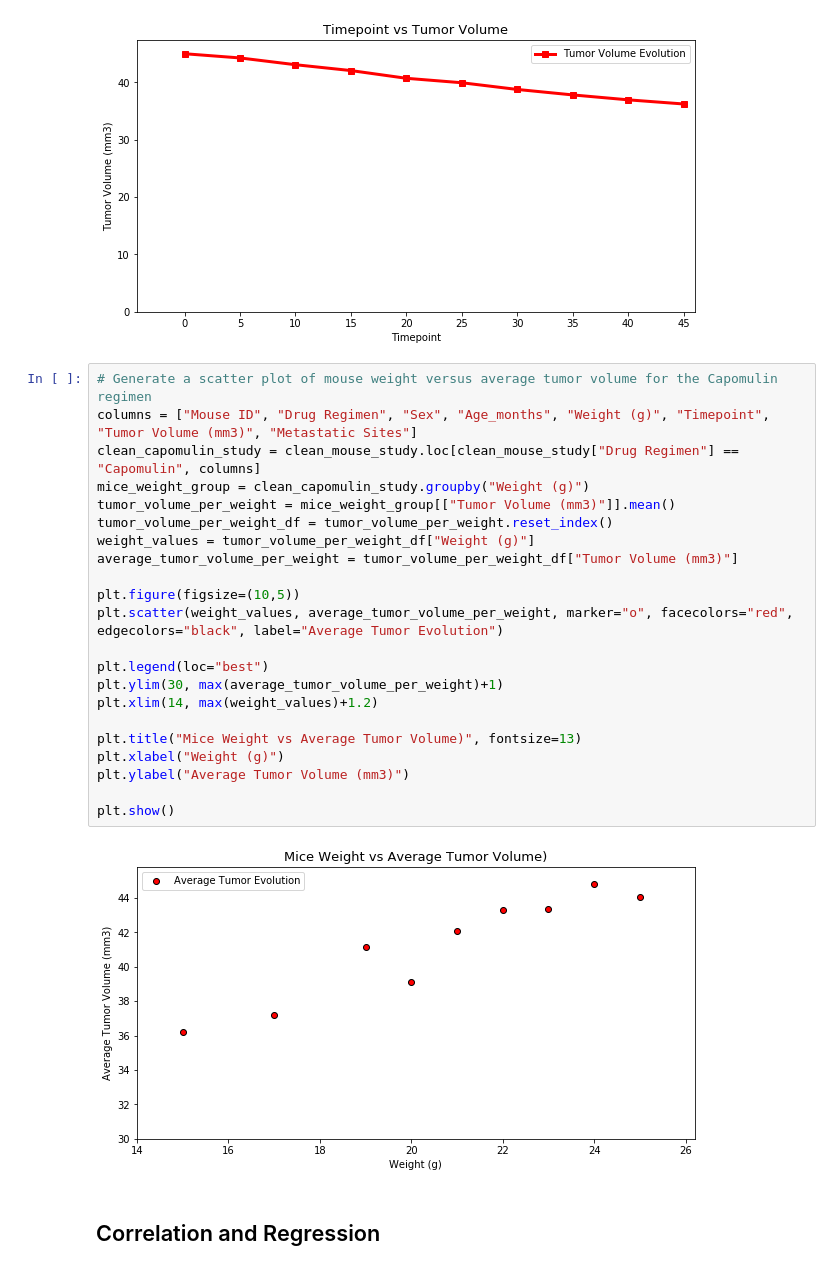
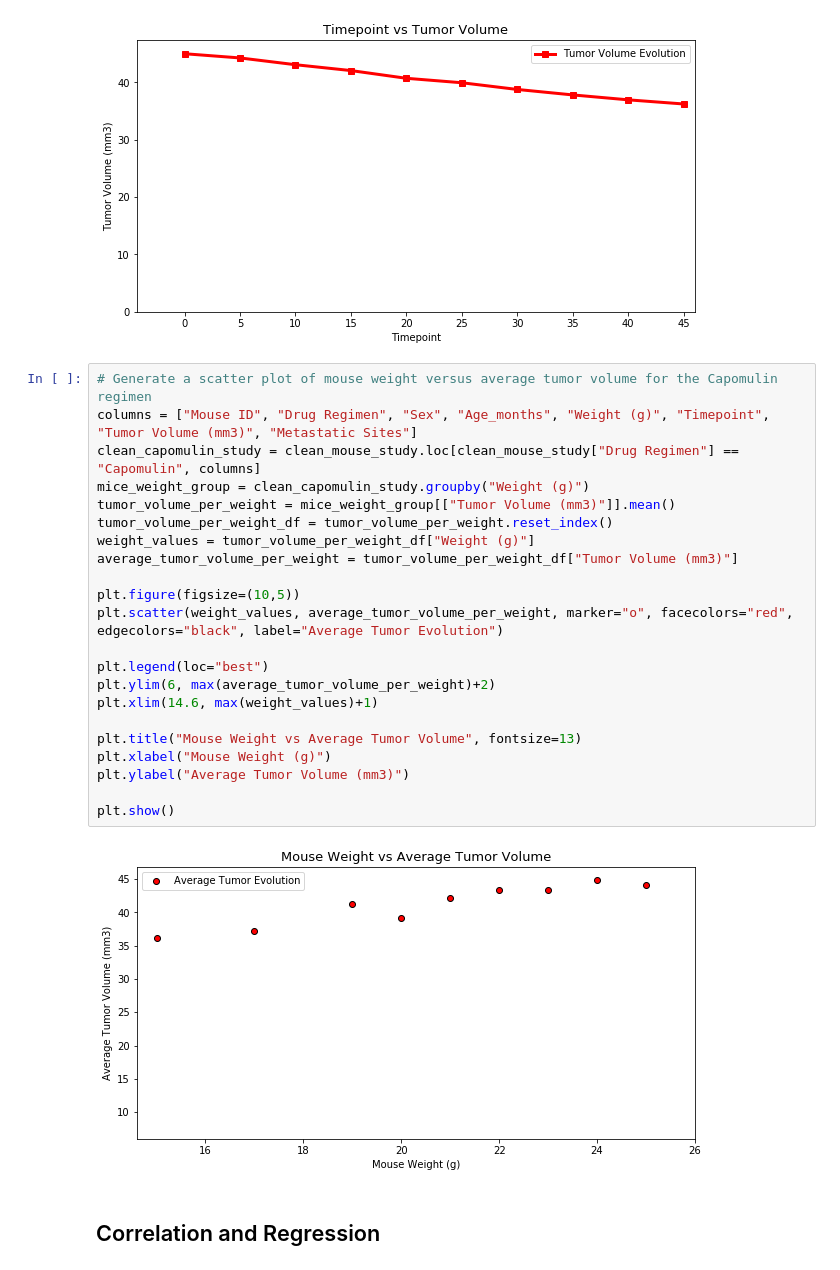
Before and after one commit to azpunit/Matplotlib-challenge, a Jupyter notebook: pymaceuticals.ipynb, the cells around one changed output. Drawn from its saved outputs; the diff is of its cells as text.

```diff
--- a/pymaceuticals.ipynb
+++ b/pymaceuticals.ipynb
@@ -442,26 +442,26 @@ plt.show()
 # %%
 # Generate a scatter plot of mouse weight versus average tumor volume for the Capomulin regimen
 columns = ["Mouse ID", "Drug Regimen", "Sex", "Age_months", "Weight (g)", "Timepoint", "Tumor Volume (mm3)", "Metastatic Sites"]
 clean_capomulin_study = clean_mouse_study.loc[clean_mouse_study["Drug Regimen"] == "Capomulin", columns]
 mice_weight_group = clean_capomulin_study.groupby("Weight (g)")
 tumor_volume_per_weight = mice_weight_group[["Tumor Volume (mm3)"]].mean()
 tumor_volume_per_weight_df = tumor_volume_per_weight.reset_index()
 weight_values = tumor_volume_per_weight_df["Weight (g)"]
 average_tumor_volume_per_weight = tumor_volume_per_weight_df["Tumor Volume (mm3)"]
 
 plt.figure(figsize=(10,5))
 plt.scatter(weight_values, average_tumor_volume_per_weight, marker="o", facecolors="red", edgecolors="black", label="Average Tumor Evolution")
 
 plt.legend(loc="best")
-plt.ylim(30, max(average_tumor_volume_per_weight)+1)
-plt.xlim(14, max(weight_values)+1.2)
+plt.ylim(6, max(average_tumor_volume_per_weight)+2)
+plt.xlim(14.6, max(weight_values)+1)
 
-plt.title("Mice Weight vs Average Tumor Volume)", fontsize=13)
-plt.xlabel("Weight (g)")
+plt.title("Mouse Weight vs Average Tumor Volume", fontsize=13)
+plt.xlabel("Mouse Weight (g)")
 plt.ylabel("Average Tumor Volume (mm3)")
 
 plt.show()
 # %% [output]
-[figure, old version]
+[figure, new version]
 # %% [markdown]
 ## Correlation and Regression
```
Also changed, not shown: parts of 4 cells of this notebook, 4 other files.
